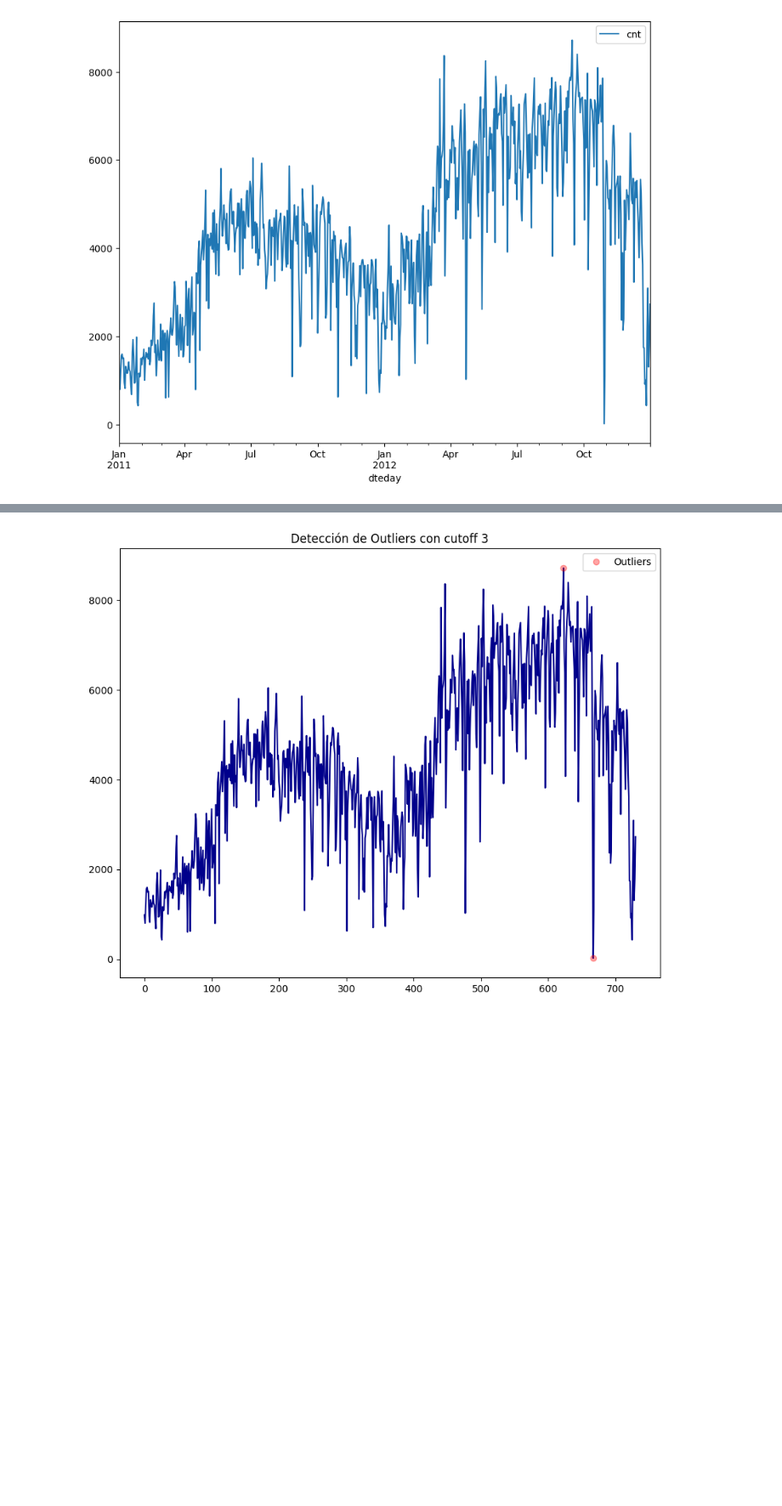
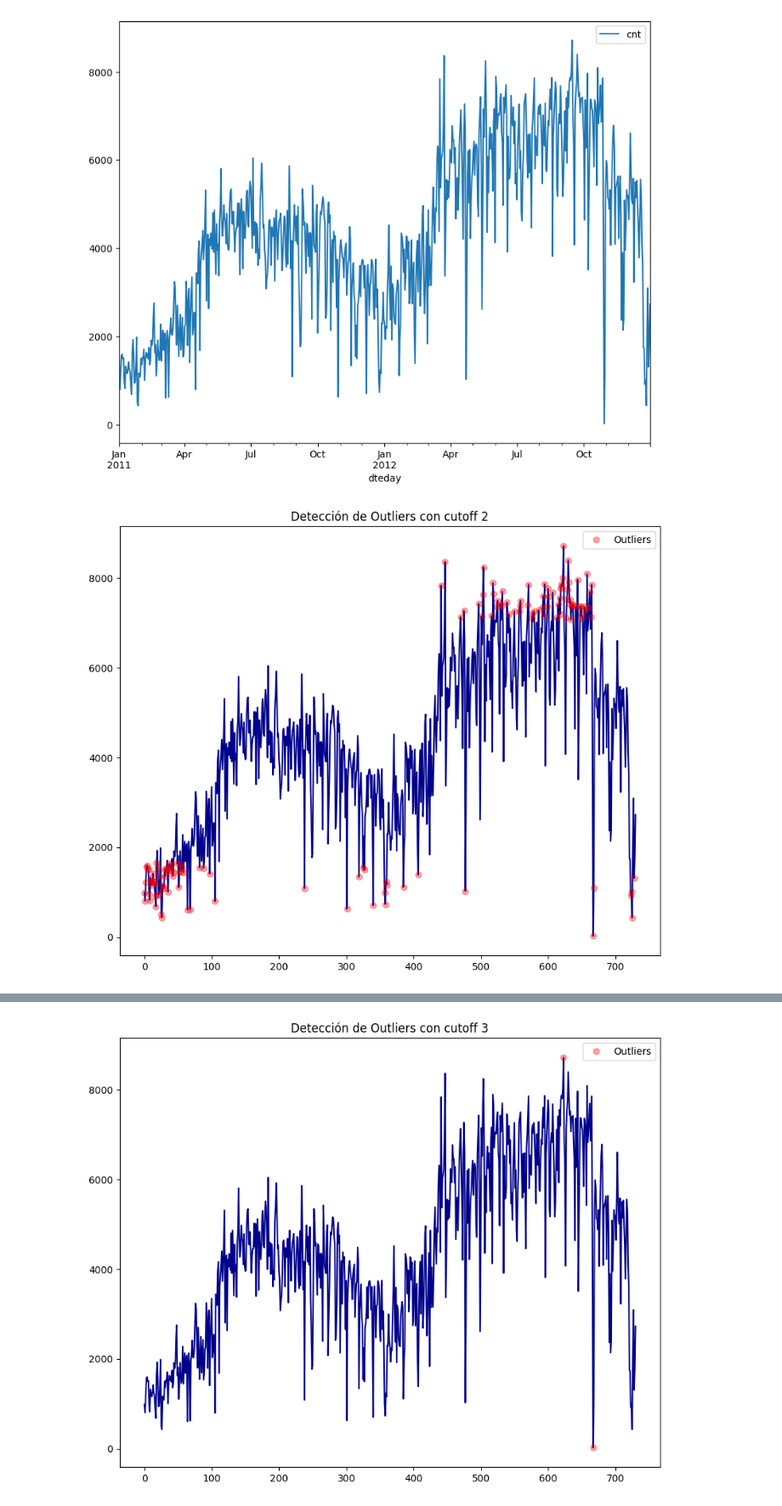
Before and after one commit to adRi781/Resoluci-n-caso, a Jupyter notebook: C3_S4_Resolución de caso - Bike Sharing App.ipynb, the cells around one changed output, grey strips where cells are left out. Shown at 85% size. Cells and saved outputs as stored; diff of their text form; code cells hidden in the pictures; blank space fills up the shorter version.

```diff
--- a/C3_S4_Resolución de caso - Bike Sharing App.ipynb
+++ b/C3_S4_Resolución de caso - Bike Sharing App.ipynb
@@ -333,3 +361,9 @@ df_byday.plot(x='dteday',y='cnt', figsize=(10,8))
 plt.show()
 # %% [output]
 [figure]
+# %%
+# Outliers
+indices2 = plot_outliers_signal(df_byday.cnt.values, threshold = 2)
+plt.show()
+# %% [output]
+[figure, added]
```
Also changed, not shown: parts of 31 cells of this notebook.
